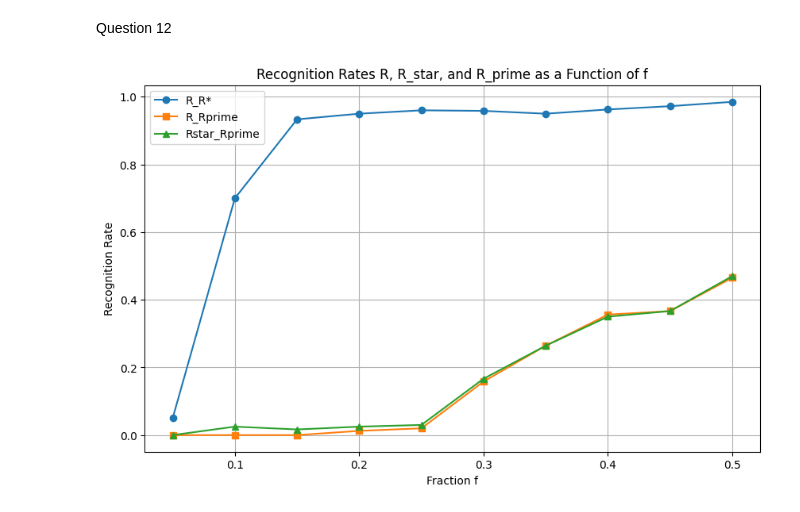
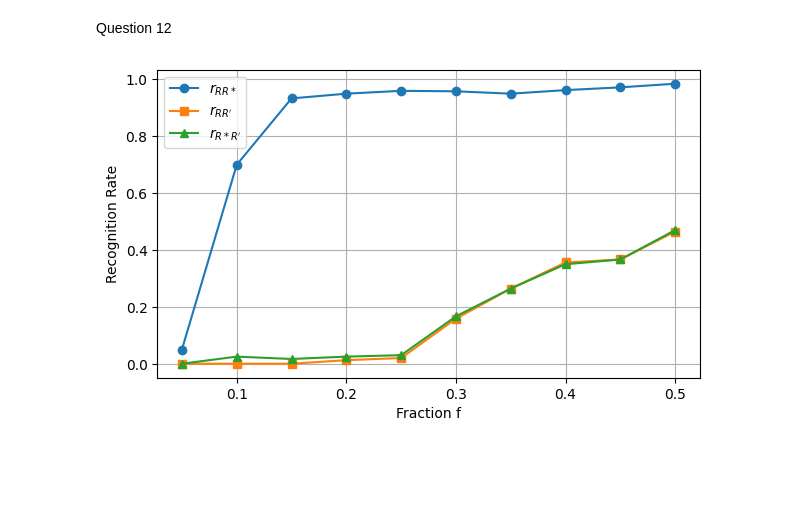
Before and after one commit to Tim-Albers/ComplexNetworks, a Jupyter notebook: Notebooks/Agnes_Notebook.ipynb, the cells around one changed output. Cells and saved outputs as stored; diff of their text form; code cells hidden in the pictures; blank space fills up the shorter version.

```diff
--- a/Notebooks/Agnes_Notebook.ipynb
+++ b/Notebooks/Agnes_Notebook.ipynb
@@ -433,6 +433,13 @@ plt.show()
 # %% [markdown]
 Question 12
 # %%
+
+# Add edges with weights to the graph
+for _, row in edge_counts.iterrows():
+    G.add_edge(row['id1'], row['id2'], weight=row['weight'])
+
+# Compute the time Z when a node has its first contact in the network
+first_contact_time = df.groupby('id1')['time_step'].min().to_dict()
 
 def simulate_spreading(seed, Gdata, T):
     infected = set([seed])
@@ -471,7 +478,7 @@ def calc_influence_metrics(G, Gdata, T):
 
     return R_star, R_prime
 
-def calc_rates(f_values, n=1000):
+def calc_rates(f_values, R_star, R_prime, n=1000):
     N = len(G.nodes())  # Number of nodes
     r_R_f = {f: [] for f in f_values}
     r_R_star_f = {f: [] for f in f_values}
@@ -495,37 +502,42 @@ def calc_rates(f_values, n=1000):
         for f in f_values:
             num_top_nodes = int(f * N)
             Rf = set(R[:num_top_nodes])
             R_star_f = set(R_star[:num_top_nodes])
             R_prime_f = set(R_prime[:num_top_nodes])
 
             # Calculate the recognition rates
             r_R_f[f].append(len(Rf.intersection(R_star_f)) / num_top_nodes)
             r_R_star_f[f].append(len(Rf.intersection(R_prime_f)) / num_top_nodes)
             r_R_prime_f[f].append(len(R_star_f.intersection(R_prime_f)) / num_top_nodes)
 
     # Calculate the average recognition rates
     avg_r_R_f = {f: np.mean(r_R_f[f]) for f in f_values}
     avg_r_R_star_f = {f: np.mean(r_R_star_f[f]) for f in f_values}
     avg_r_R_prime_f = {f: np.mean(r_R_prime_f[f]) for f in f_values}
 
     # Return the average recognition rates
     return avg_r_R_f, avg_r_R_star_f, avg_r_R_prime_f
 
+# Calculate R_star and R_prime
+T = 3493  # Last time step
+Gdata = df[['id1', 'id2', 'time_step']].values.tolist()
+R_star, R_prime = calc_influence_metrics(G, Gdata, T)
+
 # Example usage
 # Assuming time_to_infect_80 is already defined
 f_values = np.arange(0.05, 0.55, 0.05)
-avg_r_R_f, avg_r_R_star_f, avg_r_R_prime_f = calc_rates(f_values)
+avg_r_R_f, avg_r_R_star_f, avg_r_R_prime_f = calc_rates(f_values, R_star, R_prime)
 
 # Plotting the results
-plt.figure(figsize=(10, 6))
-plt.plot(f_values, list(avg_r_R_f.values()), marker='o', label='R_R*')
-plt.plot(f_values, list(avg_r_R_star_f.values()), marker='s', label='R_Rprime')
-plt.plot(f_values, list(avg_r_R_prime_f.values()), marker='^', label='Rstar_Rprime')
+plt.figure(figsize=(7, 4))
+plt.plot(f_values, list(avg_r_R_f.values()), marker='o', label=r'$r_{RR*}$')
+plt.plot(f_values, list(avg_r_R_star_f.values()), marker='s', label=r"$r_{RR'}$")
+plt.plot(f_values, list(avg_r_R_prime_f.values()), marker='^', label=r"$r_{R*R'}$")
 plt.xlabel('Fraction f')
 plt.ylabel('Recognition Rate')
-plt.title('Recognition Rates R, R_star, and R_prime as a Function of f')
+# plt.title('Recognition Rates R, R_star, and R_prime as a Function of f')
 plt.legend()
 plt.grid(True)
 plt.show()
 # %% [output]
-[figure, old version]
+[figure, new version]
```
Also changed, not shown: parts of 3 cells of this notebook.
